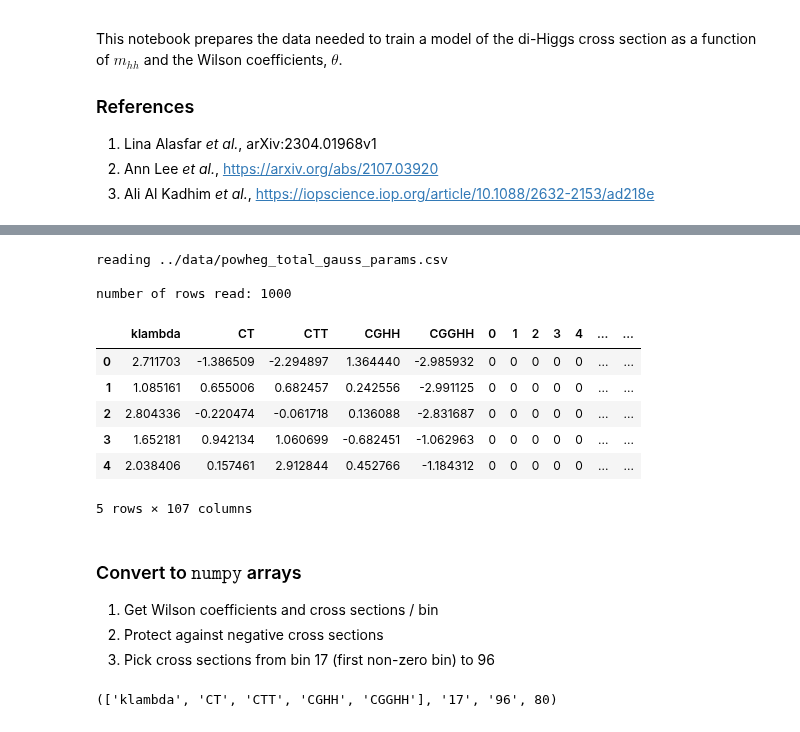
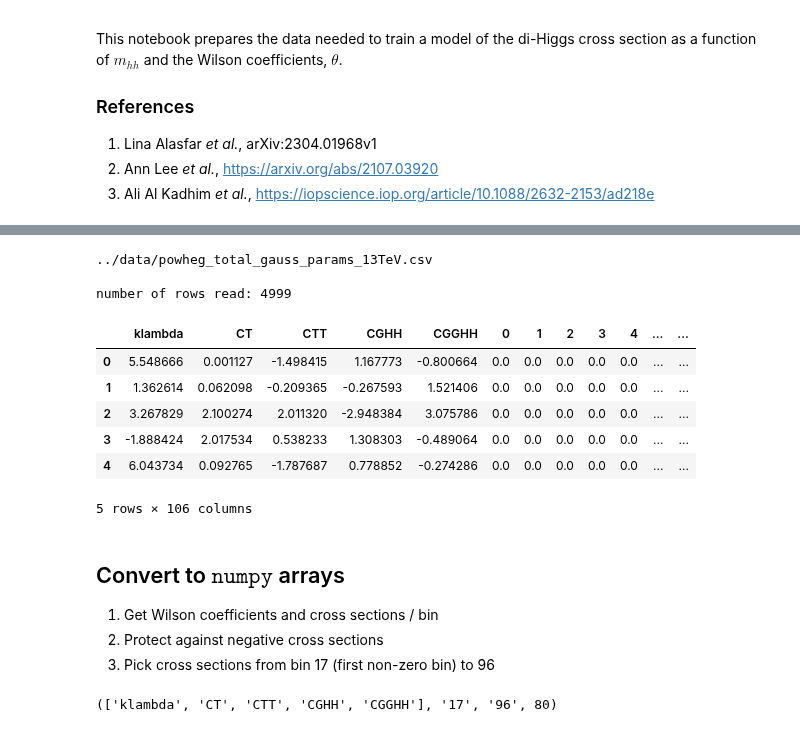
Before and after one commit to hbprosper/dihiggs, a Jupyter notebook: code/heft_prepare_traindata.ipynb, the cells around one changed output, grey strips where cells are left out. Drawn from its saved outputs; the diff is of its cells as text; code cells hidden in the pictures.

```diff
--- a/code/heft_prepare_traindata.ipynb
+++ b/code/heft_prepare_traindata.ipynb
@@ -58,23 +56,15 @@ Note 1: $\kappa_\lambda \equiv c_{hhh}$.
 
 Note 2: The bin widths in $m_{hh}$ is 15 GeV.
 # %%
-def read_data(datafiles):
-    df = []
-    for datafile in datafiles:
-        print('reading %s' % datafile)
-        df.append( pd.read_csv(datafile) )
-
-    # concatenate dataframes
-    df = pd.concat(df)
-
-    # make number of rows a multiple of 20
-    total  = len(df)
-    total  = int(total / 20)
-    total  = 20 * total
-
+def read_data(datafile):
+    print(datafile)
+    df = pd.read_csv(datafile)
     print('\nnumber of rows read: %d\n' % len(df))
 
-    # randomly shuffle order of rows in dataframe
+    # Add ID column
+    df['ID'] = np.linspace(0, len(df)-1, len(df)).astype(int)
+
+    # Randomly shuffle order of rows in dataframe
     df = df.sample(frac=1).reset_index(drop=True)
     return df
 # %%
@@ -88,21 +75,20 @@ powheg_total_gauss_params.csv
 # %%
-datafiles = ['../data/powheg_total_gauss_params.csv']
-
-dfBP = read_data(datafiles)
+datafile = '../data/powheg_total_gauss_params_13TeV.csv'
+dfBP = read_data(datafile)
 dfBP[:5]
 # %% [output]
-reading ../data/powheg_total_gauss_params.csv
+../data/powheg_total_gauss_params_13TeV.csv
 
-number of rows read: 1000
+number of rows read: 4999
 |  | klambda | CT | CTT | CGHH | CGGHH | 0 | 1 | 2 | 3 | 4 | ... | ... |
-| 0 | 2.711703 | -1.386509 | -2.294897 | 1.364440 | -2.985932 | 0 | 0 | 0 | 0 | 0 | ... | ... |
-| 1 | 1.085161 | 0.655006 | 0.682457 | 0.242556 | -2.991125 | 0 | 0 | 0 | 0 | 0 | ... | ... |
-| 2 | 2.804336 | -0.220474 | -0.061718 | 0.136088 | -2.831687 | 0 | 0 | 0 | 0 | 0 | ... | ... |
-| 3 | 1.652181 | 0.942134 | 1.060699 | -0.682451 | -1.062963 | 0 | 0 | 0 | 0 | 0 | ... | ... |
-| 4 | 2.038406 | 0.157461 | 2.912844 | 0.452766 | -1.184312 | 0 | 0 | 0 | 0 | 0 | ... | ... |
+| 0 | 5.548666 | 0.001127 | -1.498415 | 1.167773 | -0.800664 | 0.0 | 0.0 | 0.0 | 0.0 | 0.0 | ... | ... |
+| 1 | 1.362614 | 0.062098 | -0.209365 | -0.267593 | 1.521406 | 0.0 | 0.0 | 0.0 | 0.0 | 0.0 | ... | ... |
+| 2 | 3.267829 | 2.100274 | 2.011320 | -2.948384 | 3.075786 | 0.0 | 0.0 | 0.0 | 0.0 | 0.0 | ... | ... |
+| 3 | -1.888424 | 2.017534 | 0.538233 | 1.308303 | -0.489064 | 0.0 | 0.0 | 0.0 | 0.0 | 0.0 | ... | ... |
+| 4 | 6.043734 | 0.092765 | -1.787687 | 0.778852 | -0.274286 | 0.0 | 0.0 | 0.0 | 0.0 | 0.0 | ... | ... |
-5 rows × 107 columns
+5 rows × 106 columns
 # %% [markdown]
-### Convert to $\texttt{numpy}$ arrays
+## Convert to $\texttt{numpy}$ arrays
  1. Get Wilson coefficients and cross sections / bin
  2. Protect against negative cross sections
  3. Pick cross sections from bin 17 (first non-zero bin) to 96
```
Also changed, not shown: parts of 11 cells of this notebook, 8 other files.
